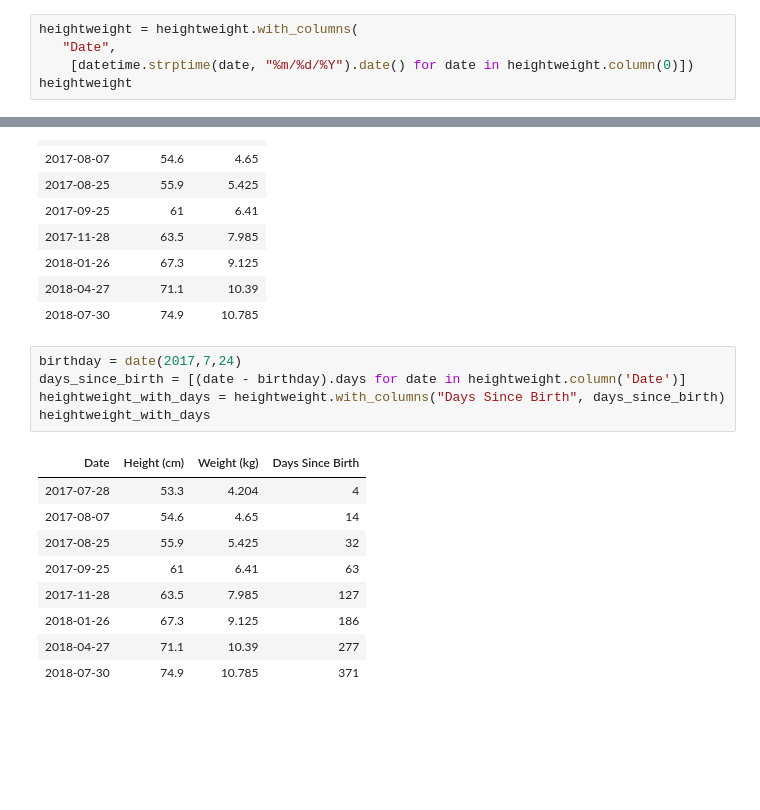
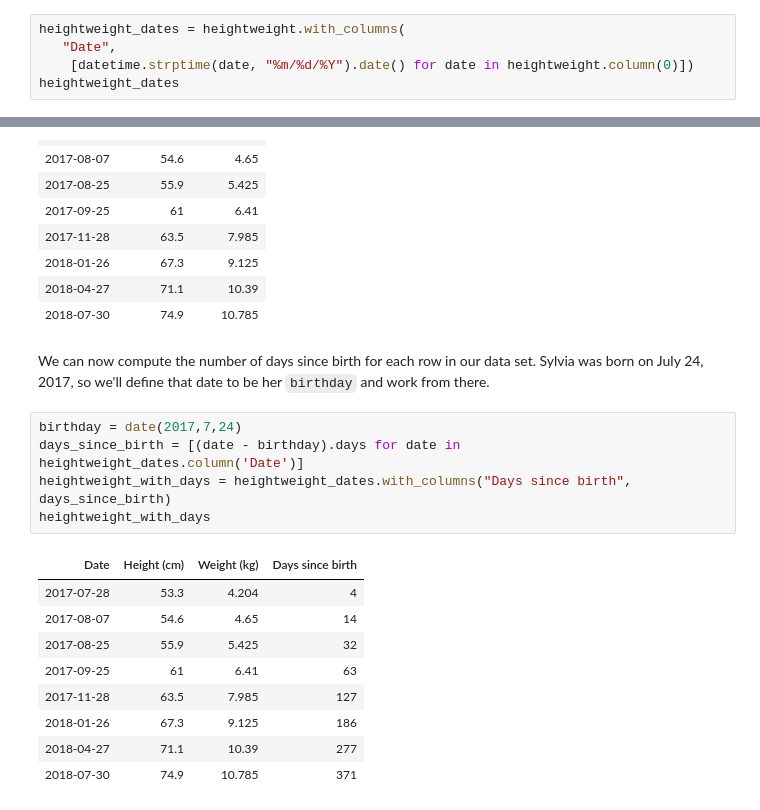
Before and after one commit to lkuper/composition.al-notebooks, a Jupyter notebook: regression.ipynb, the cells around one changed output, grey strips where cells are left out. Drawn from its saved outputs; the diff is of its cells as text; blank space fills up the shorter version.

```diff
--- a/regression.ipynb
+++ b/regression.ipynb
@@ -121,8 +136,8 @@ We can see that the slope of the actual regression line is just sliiiiightly sma
 # %%
-heightweight = heightweight.with_columns(
+heightweight_dates = heightweight.with_columns(
    "Date",
     [datetime.strptime(date, "%m/%d/%Y").date() for date in heightweight.column(0)])
-heightweight
+heightweight_dates
 # %% [output]
 | Date | Height (cm) | Weight (kg) |
 | 2017-07-28 | 53.3 | 4.204 |
@@ -133,13 +148,15 @@ heightweight
 | 2018-01-26 | 67.3 | 9.125 |
 | 2018-04-27 | 71.1 | 10.39 |
 | 2018-07-30 | 74.9 | 10.785 |
+# %% [markdown]
+We can now compute the number of days since birth for each row in our data set.  Sylvia was born on July 24, 2017, so we'll define that date to be her `birthday` and work from there.
 # %%
 birthday = date(2017,7,24)
-days_since_birth = [(date - birthday).days for date in heightweight.column('Date')]
-heightweight_with_days = heightweight.with_columns("Days Since Birth", days_since_birth)
+days_since_birth = [(date - birthday).days for date in heightweight_dates.column('Date')]
+heightweight_with_days = heightweight_dates.with_columns("Days since birth", days_since_birth)
 heightweight_with_days
 # %% [output]
-| Date | Height (cm) | Weight (kg) | Days Since Birth |
+| Date | Height (cm) | Weight (kg) | Days since birth |
 | 2017-07-28 | 53.3 | 4.204 | 4 |
 | 2017-08-07 | 54.6 | 4.65 | 14 |
 | 2017-08-25 | 55.9 | 5.425 | 32 |
```
Also changed, not shown: parts of 23 cells of this notebook.
